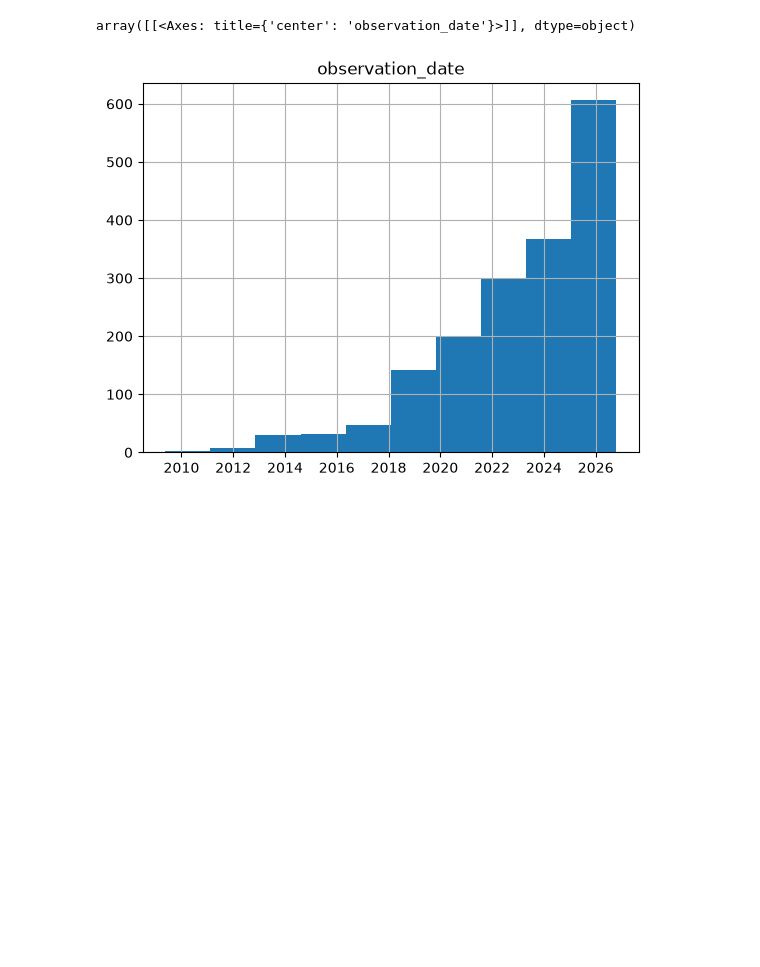
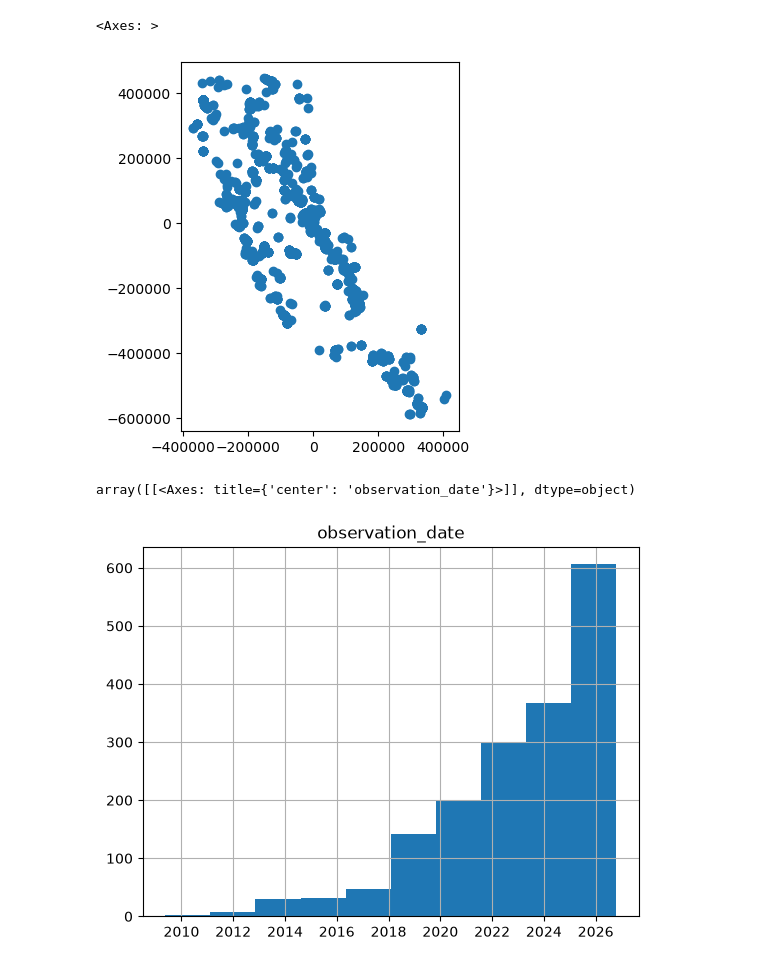
Before and after one commit to JoshG07/Goozman-Woock-Chu, a Jupyter notebook: project/prelim_analysis.ipynb, the cells around one changed output. Drawn from its saved outputs; the diff is of its cells as text; code cells hidden in the pictures; blank space fills up the shorter version.

Commit message:
joined invasive and fire data sets

```diff
--- a/project/prelim_analysis.ipynb
+++ b/project/prelim_analysis.ipynb
@@ -24,2 +39,13 @@ Name: count, dtype: int64
 # %%
 fire_plants = inaturalist_gdf_cleaned[fire_plants_mask]
+# %%
+fire_with_plants_joined = gpd.sjoin(
+    left_df = inaturalist_gdf_cleaned,
+    right_df = prescribed_burns_cleaned,
+    predicate = 'intersects',
+    how = 'inner'
+)
+
+fire_with_plants_joined.info()
+
+fire_with_plants_joined.head()
@@ -26,3 +76,8 @@ fire_plants = inaturalist_gdf_cleaned[fire_plants_mask]
+# %%
+fire_with_plants_joined.plot()
+# %% [output]
+<Axes: >
+[figure, added]
 # %%
 fire_plants.hist("observation_date");
 # %% [output]
```
Also changed, not shown: parts of 4 cells of this notebook.
